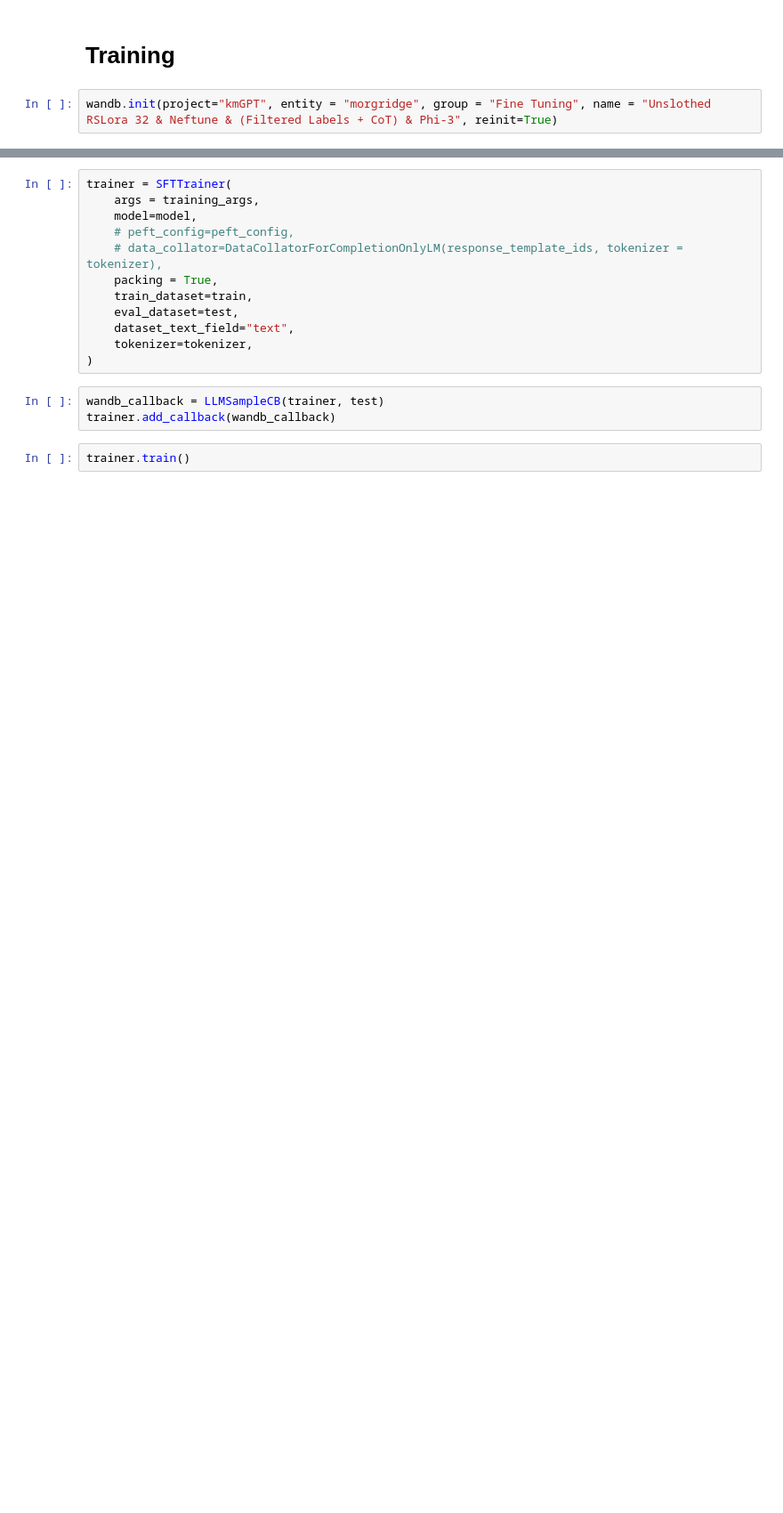
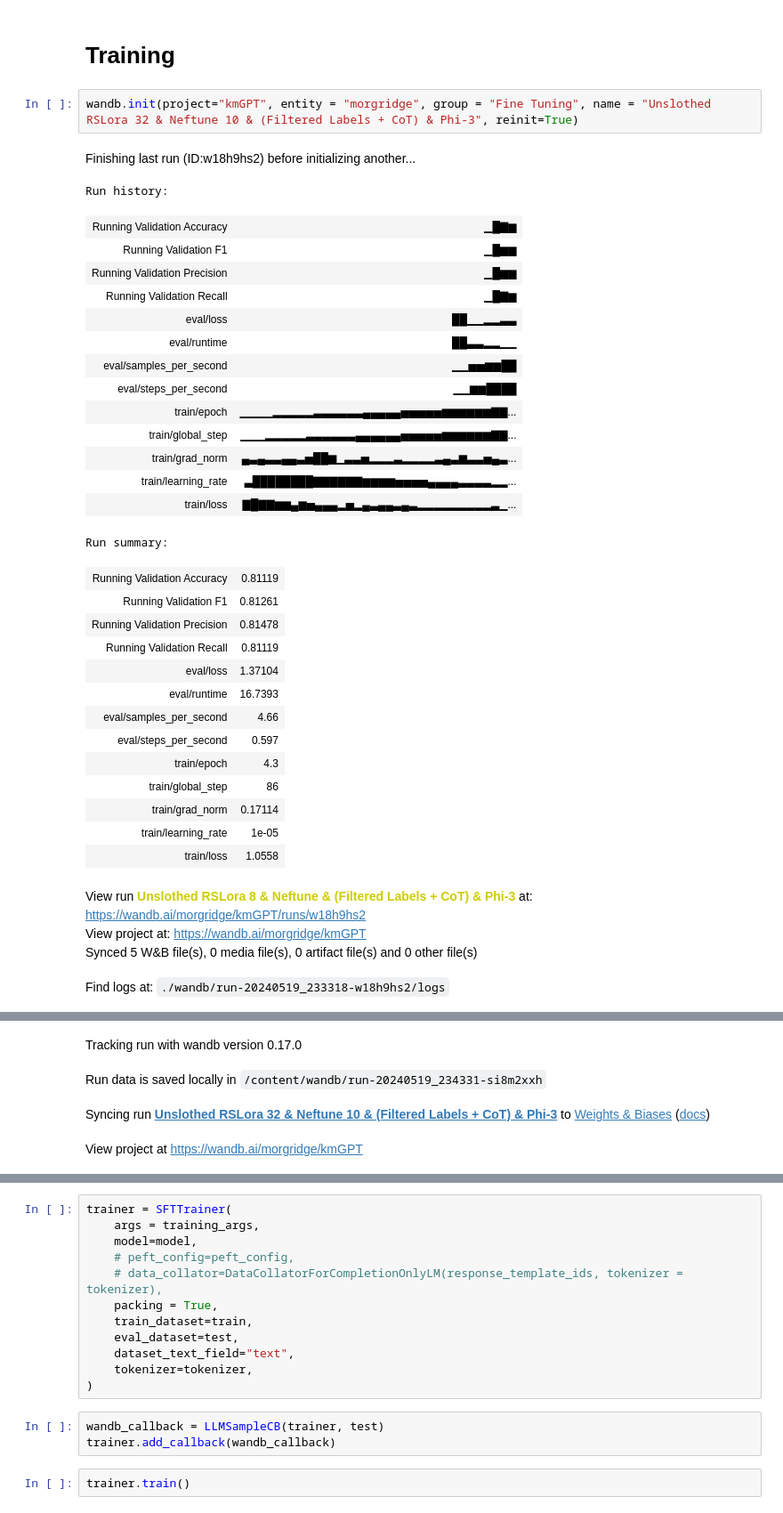
Before and after one commit to stewart-lab/skimgpt, a Jupyter notebook: Unsloth_Lora_Fine_Tuning.ipynb, the cells around one changed output, grey strips where cells are left out. Shown at 89% size. Saved outputs shown, nothing was run; the diff lists cells and outputs as text; blank space fills up the shorter version.

```diff
--- a/Unsloth_Lora_Fine_Tuning.ipynb
+++ b/Unsloth_Lora_Fine_Tuning.ipynb
@@ -198,4 +232,38 @@ print(test["prompt"][69])
 # %% [markdown]
 # Training
 # %%
-wandb.init(project="kmGPT", entity = "morgridge", group = "Fine Tuning", name = "Unslothed RSLora 32 & Neftune & (Filtered Labels + CoT) & Phi-3", reinit=True)
+wandb.init(project="kmGPT", entity = "morgridge", group = "Fine Tuning", name = "Unslothed RSLora 32 & Neftune 10 & (Filtered Labels + CoT) & Phi-3", reinit=True)
+# %% [output]
+Finishing last run (ID:w18h9hs2) before initializing another...
+Run history:
+| Running Validation Accuracy | ▁█▇▆ |
+| Running Validation F1 | ▁█▆▆ |
+| Running Validation Precision | ▁█▆▆ |
+| Running Validation Recall | ▁█▇▆ |
+| eval/loss | ██▁▁▂▂▃▃ |
+| eval/runtime | ██▃▃▂▂▁▁ |
+| eval/samples_per_second | ▁▁▅▅▆▆██ |
+| eval/steps_per_second | ▁▁▆▆████ |
+| train/epoch | ▁▁▁▁▂▂▂▂▂▃▃▃▃▃▃▄▄▄▄▄▅▅▅▅▅▆▆▆▆▆▆▇▇... |
+| train/global_step | ▁▁▁▂▂▂▂▂▃▃▃▃▃▃▄▄▄▄▄▄▅▅▅▅▅▆▆▆▆▆▆▇▇... |
+| train/grad_norm | ▄▃▄▃▃▄▄▃▅██▆▁▃▃▅▂▂▂▃▂▂▂▂▃▄▃▆▃▃▅▄▃... |
+| train/learning_rate | ▃████████▇▇▇▇▇▇▆▆▆▆▅▅▅▅▄▄▄▄▃▃▃▃▂▂... |
+| train/loss | ▇█▇▇▆▆▄▆▅▄▄▄▂▅▂▄▃▄▄▃▄▃▂▂▂▂▂▂▂▂▂▃▁... |
+Run summary:
+| Running Validation Accuracy | 0.81119 |
+| Running Validation F1 | 0.81261 |
+| Running Validation Precision | 0.81478 |
+| Running Validation Recall | 0.81119 |
+| eval/loss | 1.37104 |
+| eval/runtime | 16.7393 |
+| eval/samples_per_second | 4.66 |
+| eval/steps_per_second | 0.597 |
+| train/epoch | 4.3 |
+| train/global_step | 86 |
+| train/grad_norm | 0.17114 |
+| train/learning_rate | 1e-05 |
+| train/loss | 1.0558 |
+View run Unslothed RSLora 8 & Neftune & (Filtered Labels + CoT) & Phi-3 at: https://wandb.ai/morgridge/kmGPT/runs/w18h9hs2
+View project at: https://wandb.ai/morgridge/kmGPT
+Synced 5 W&B file(s), 0 media file(s), 0 artifact file(s) and 0 other file(s)
+Find logs at: ./wandb/run-20240519_233318-w18h9hs2/logs
@@ -201,0 +271,4 @@ wandb.init(project="kmGPT", entity = "morgridge", group = "Fine Tuning", name =
+Tracking run with wandb version 0.17.0
+Run data is saved locally in /content/wandb/run-20240519_234331-si8m2xxh
+Syncing run Unslothed RSLora 32 & Neftune 10 & (Filtered Labels + CoT) & Phi-3 to Weights & Biases (docs)
+View project at https://wandb.ai/morgridge/kmGPT
```
Also changed, not shown: parts of 19 cells of this notebook.
